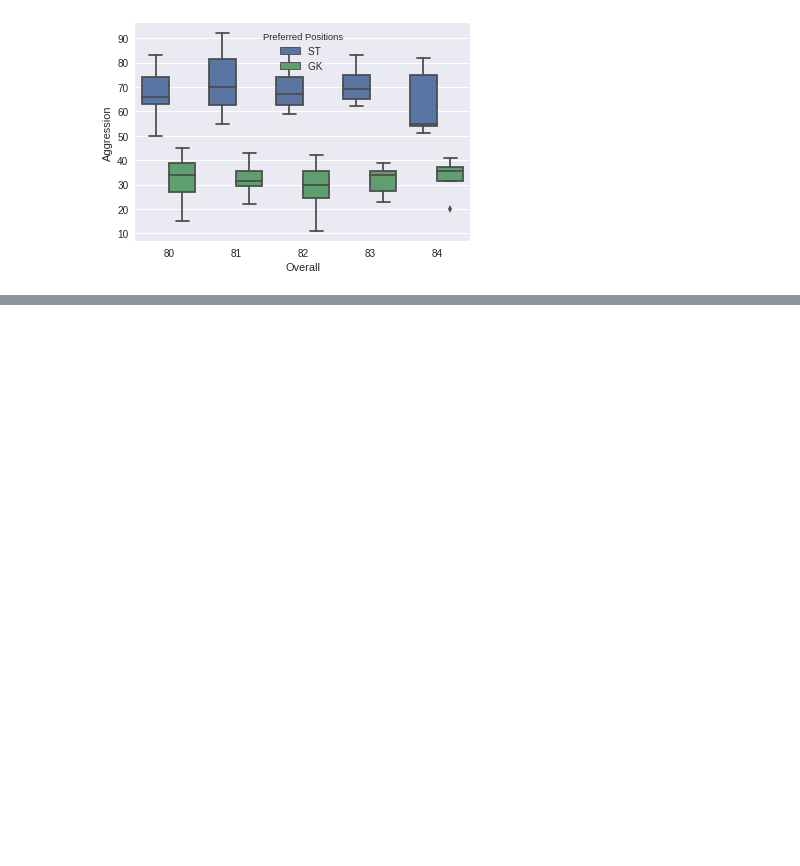
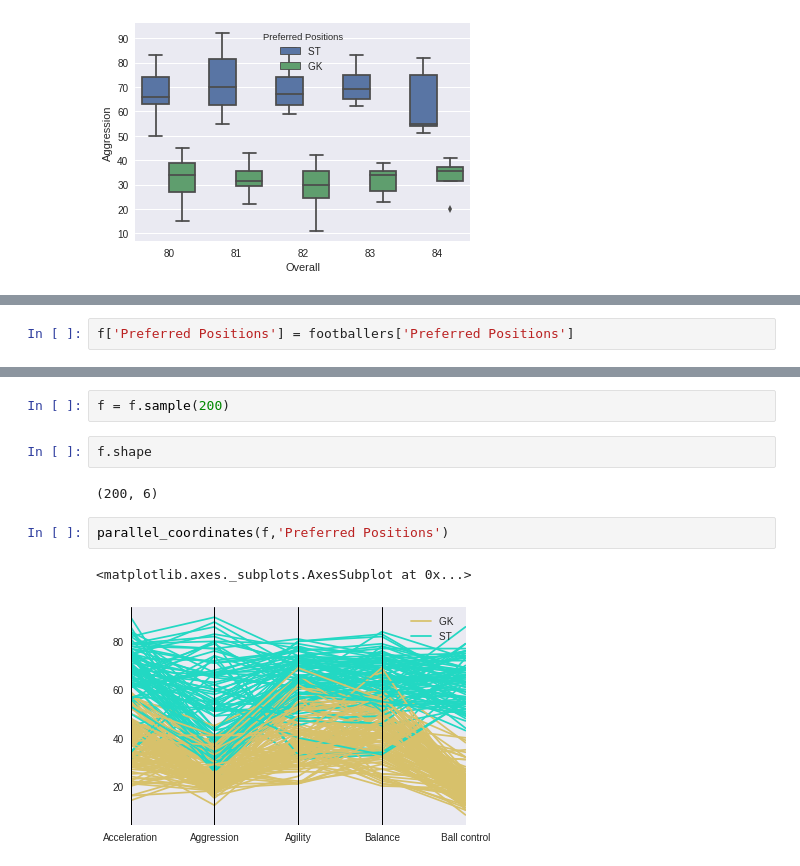
Before and after one commit to c-shekhar/EffectiveViz, a Jupyter notebook: nbs/MultivariatePlots.ipynb, the cells around one changed output, grey strips where cells are left out. Saved outputs shown, nothing was run; the diff lists cells and outputs as text; blank space fills up the shorter version.

```diff
--- a/nbs/MultivariatePlots.ipynb
+++ b/nbs/MultivariatePlots.ipynb
@@ -89,0 +132,2 @@ sns.boxplot(x='Overall',y='Aggression',data=f,hue='Preferred Positions')
+# %%
+f['Preferred Positions'] = footballers['Preferred Positions']
@@ -89,0 +145,11 @@ sns.boxplot(x='Overall',y='Aggression',data=f,hue='Preferred Positions')
+# %%
+f = f.sample(200)
+# %%
+f.shape
+# %% [output]
+(200, 6)
+# %%
+parallel_coordinates(f,'Preferred Positions')
+# %% [output]
+<matplotlib.axes._subplots.AxesSubplot at 0x...>
+[figure, added]
```
Also changed, not shown: parts of 10 cells of this notebook.
